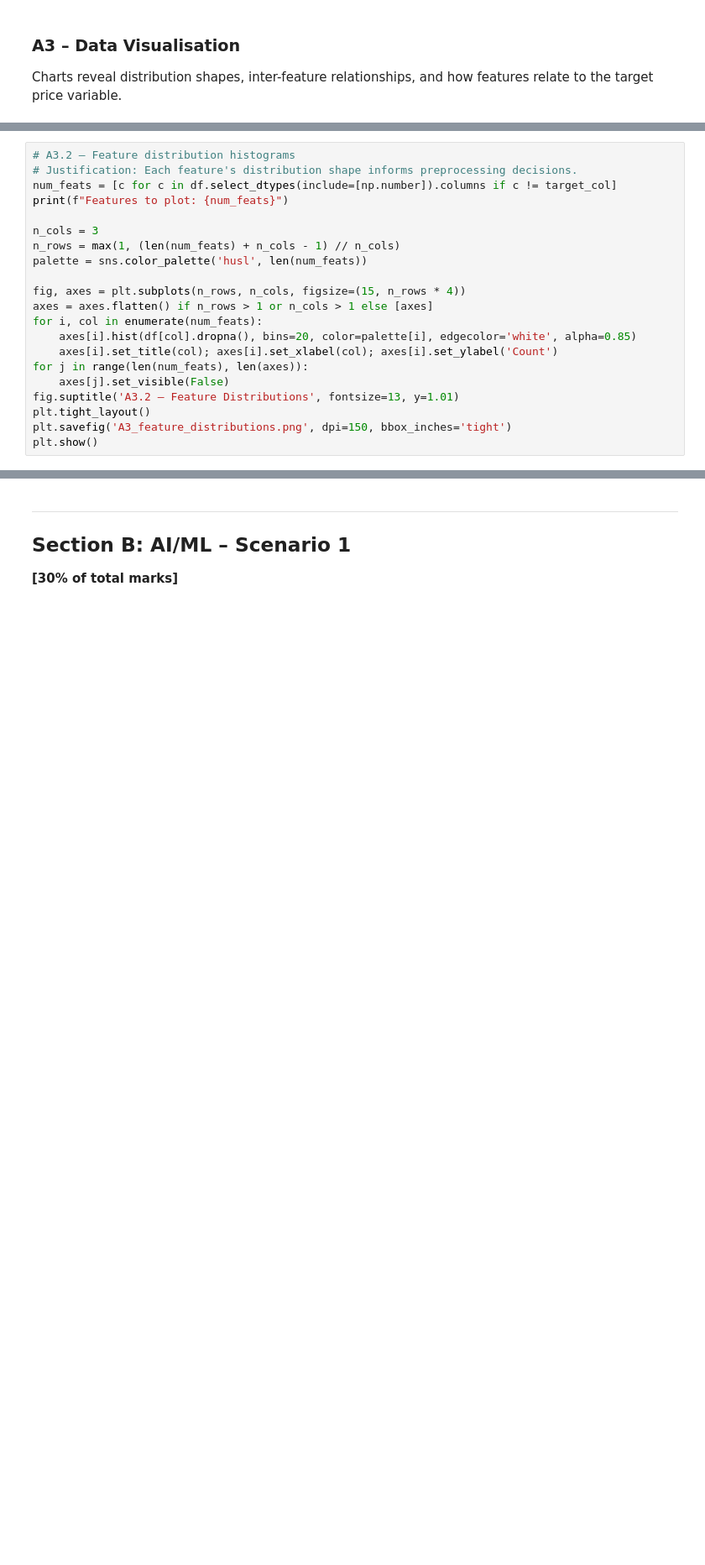
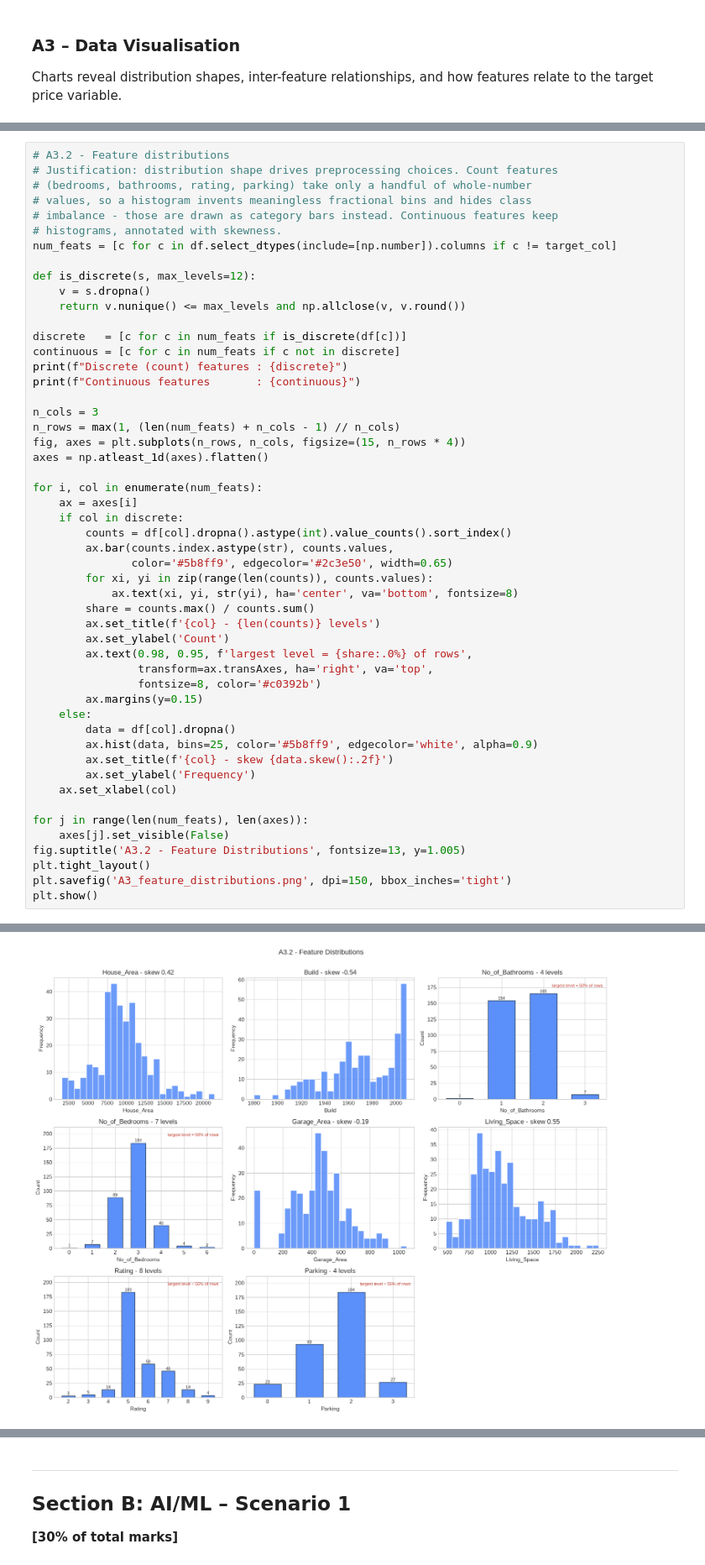
Before and after one commit to ryanthemechanic/GRE-Coursework, a Jupyter notebook: Year-2/Semester-2/COMP1891/COMP1891_notebook.ipynb, the cells around one changed output, grey strips where cells are left out. Shown at 84% size. Cells and saved outputs as stored; diff of their text form; blank space fills up the shorter version.

```diff
--- a/Year-2/Semester-2/COMP1891/COMP1891_notebook.ipynb
+++ b/Year-2/Semester-2/COMP1891/COMP1891_notebook.ipynb
@@ -247,21 +422,52 @@ print(f"Price skewness: {price_data.skew():.3f}  (|skew| > 1 suggests right-skew
 # %%
-# A3.2 – Feature distribution histograms
-# Justification: Each feature's distribution shape informs preprocessing decisions.
+# A3.2 - Feature distributions
+# Justification: distribution shape drives preprocessing choices. Count features
+# (bedrooms, bathrooms, rating, parking) take only a handful of whole-number
+# values, so a histogram invents meaningless fractional bins and hides class
+# imbalance - those are drawn as category bars instead. Continuous features keep
+# histograms, annotated with skewness.
 num_feats = [c for c in df.select_dtypes(include=[np.number]).columns if c != target_col]
-print(f"Features to plot: {num_feats}")
+
+def is_discrete(s, max_levels=12):
+    v = s.dropna()
+    return v.nunique() <= max_levels and np.allclose(v, v.round())
+
+discrete   = [c for c in num_feats if is_discrete(df[c])]
+continuous = [c for c in num_feats if c not in discrete]
+print(f"Discrete (count) features : {discrete}")
+print(f"Continuous features       : {continuous}")
 
 n_cols = 3
 n_rows = max(1, (len(num_feats) + n_cols - 1) // n_cols)
-palette = sns.color_palette('husl', len(num_feats))
+fig, axes = plt.subplots(n_rows, n_cols, figsize=(15, n_rows * 4))
+axes = np.atleast_1d(axes).flatten()
 
-fig, axes = plt.subplots(n_rows, n_cols, figsize=(15, n_rows * 4))
-axes = axes.flatten() if n_rows > 1 or n_cols > 1 else [axes]
 for i, col in enumerate(num_feats):
-    axes[i].hist(df[col].dropna(), bins=20, color=palette[i], edgecolor='white', alpha=0.85)
-    axes[i].set_title(col); axes[i].set_xlabel(col); axes[i].set_ylabel('Count')
+    ax = axes[i]
+    if col in discrete:
+        counts = df[col].dropna().astype(int).value_counts().sort_index()
+        ax.bar(counts.index.astype(str), counts.values,
+               color='#5b8ff9', edgecolor='#2c3e50', width=0.65)
+        for xi, yi in zip(range(len(counts)), counts.values):
+            ax.text(xi, yi, str(yi), ha='center', va='bottom', fontsize=8)
+        share = counts.max() / counts.sum()
+        ax.set_title(f'{col} - {len(counts)} levels')
+        ax.set_ylabel('Count')
+        ax.text(0.98, 0.95, f'largest level = {share:.0%} of rows',
+                transform=ax.transAxes, ha='right', va='top',
+                fontsize=8, color='#c0392b')
+        ax.margins(y=0.15)
+    else:
+        data = df[col].dropna()
+        ax.hist(data, bins=25, color='#5b8ff9', edgecolor='white', alpha=0.9)
+        ax.set_title(f'{col} - skew {data.skew():.2f}')
+        ax.set_ylabel('Frequency')
+    ax.set_xlabel(col)
+
 for j in range(len(num_feats), len(axes)):
     axes[j].set_visible(False)
-fig.suptitle('A3.2 – Feature Distributions', fontsize=13, y=1.01)
+fig.suptitle('A3.2 - Feature Distributions', fontsize=13, y=1.005)
 plt.tight_layout()
 plt.savefig('A3_feature_distributions.png', dpi=150, bbox_inches='tight')
 plt.show()
+# %% [output]
@@ -268,3 +476,4 @@ plt.show()
+[figure, added]
 # %%
 # A3.3 – Scatter plots: Price vs top two correlated features
 # Justification: Reveals linear/non-linear relationships between predictors and price.
```
Also changed, not shown: parts of 51 cells of this notebook, 26 other files.
